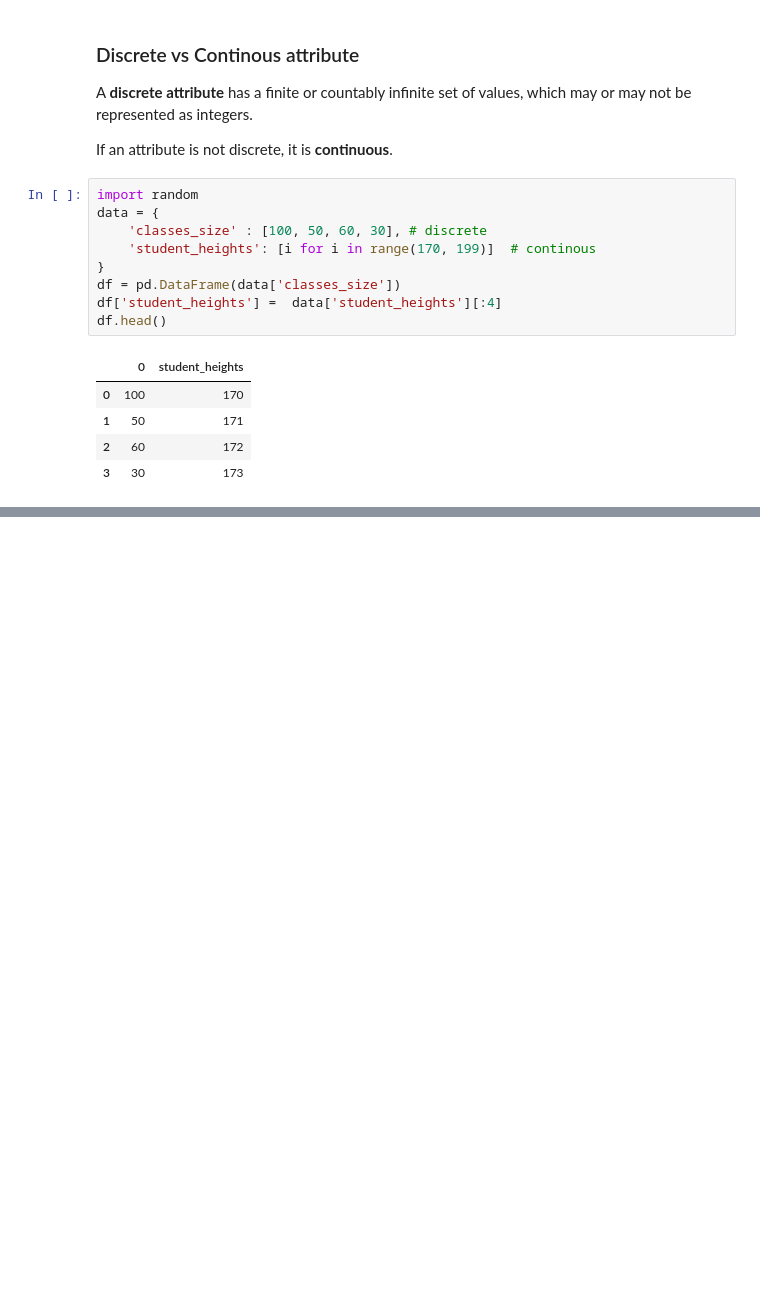
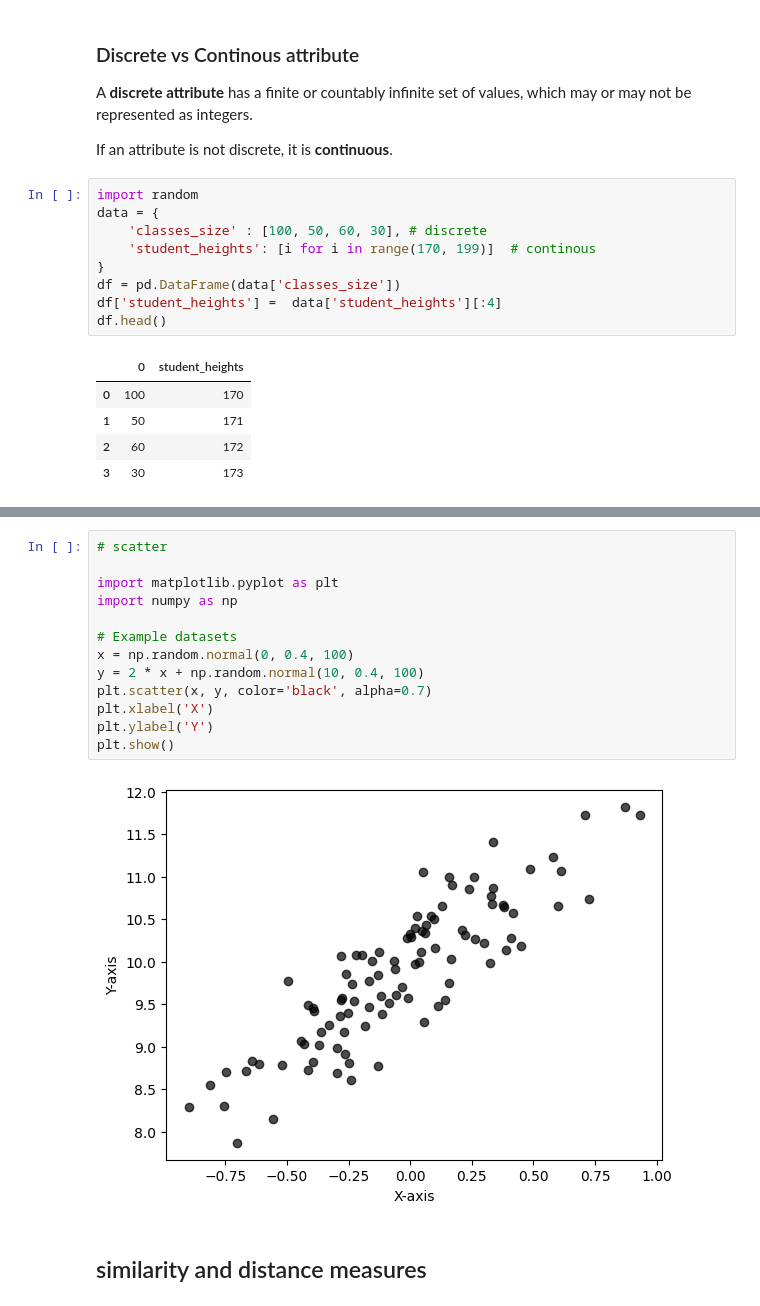
Before and after one commit to amirabbasgashtil/data-mining-course, a Jupyter notebook: notebooks/Han_chapter2.ipynb, the cells around one changed output, grey strips where cells are left out. Saved outputs shown, nothing was run; the diff lists cells and outputs as text; blank space fills up the shorter version.

```diff
--- a/notebooks/Han_chapter2.ipynb
+++ b/notebooks/Han_chapter2.ipynb
@@ -115,0 +265,17 @@ df.head()
+# %%
+# scatter
+
+import matplotlib.pyplot as plt
+import numpy as np
+
+# Example datasets
+x = np.random.normal(0, 0.4, 100)
+y = 2 * x + np.random.normal(10, 0.4, 100)
+plt.scatter(x, y, color='black', alpha=0.7)
+plt.xlabel('X')
+plt.ylabel('Y')
+plt.show()
+# %% [output]
+[figure, added]
+# %% [markdown]
+## similarity and distance measures
```
Also changed, not shown: parts of 15 cells of this notebook.
